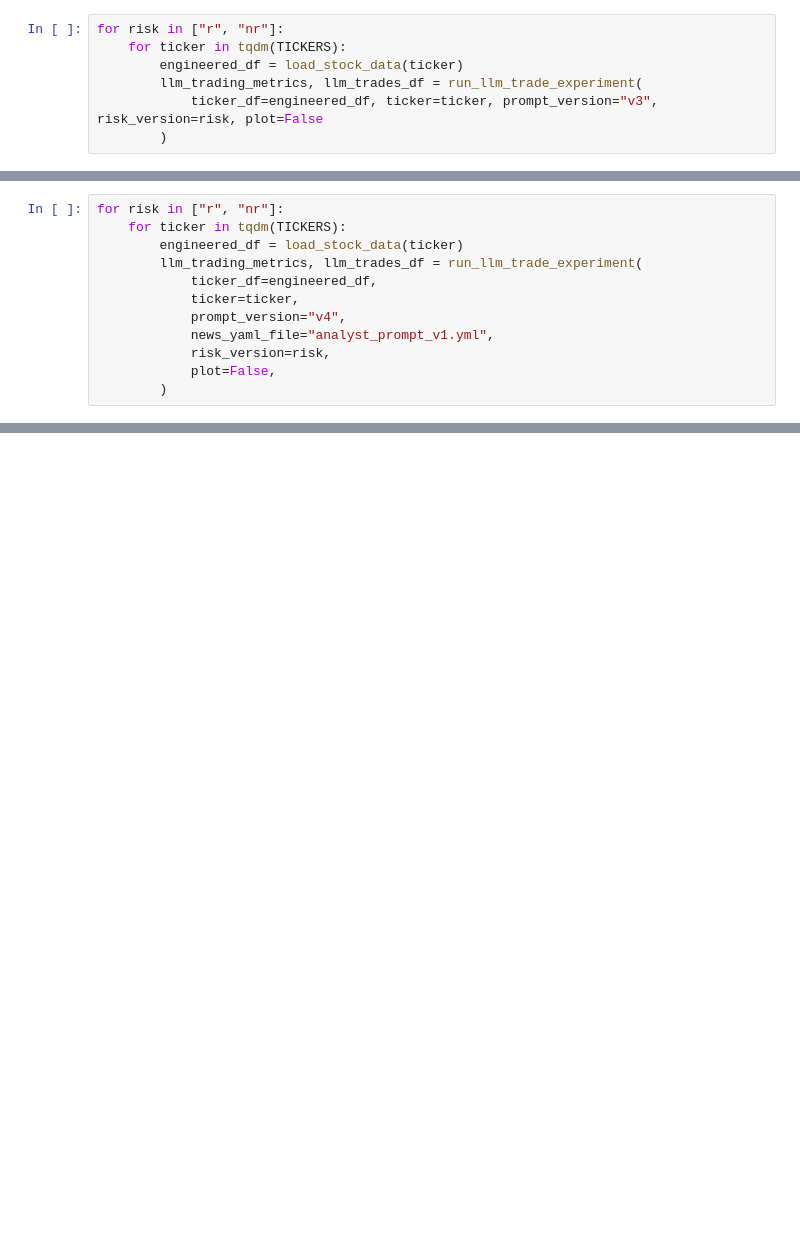
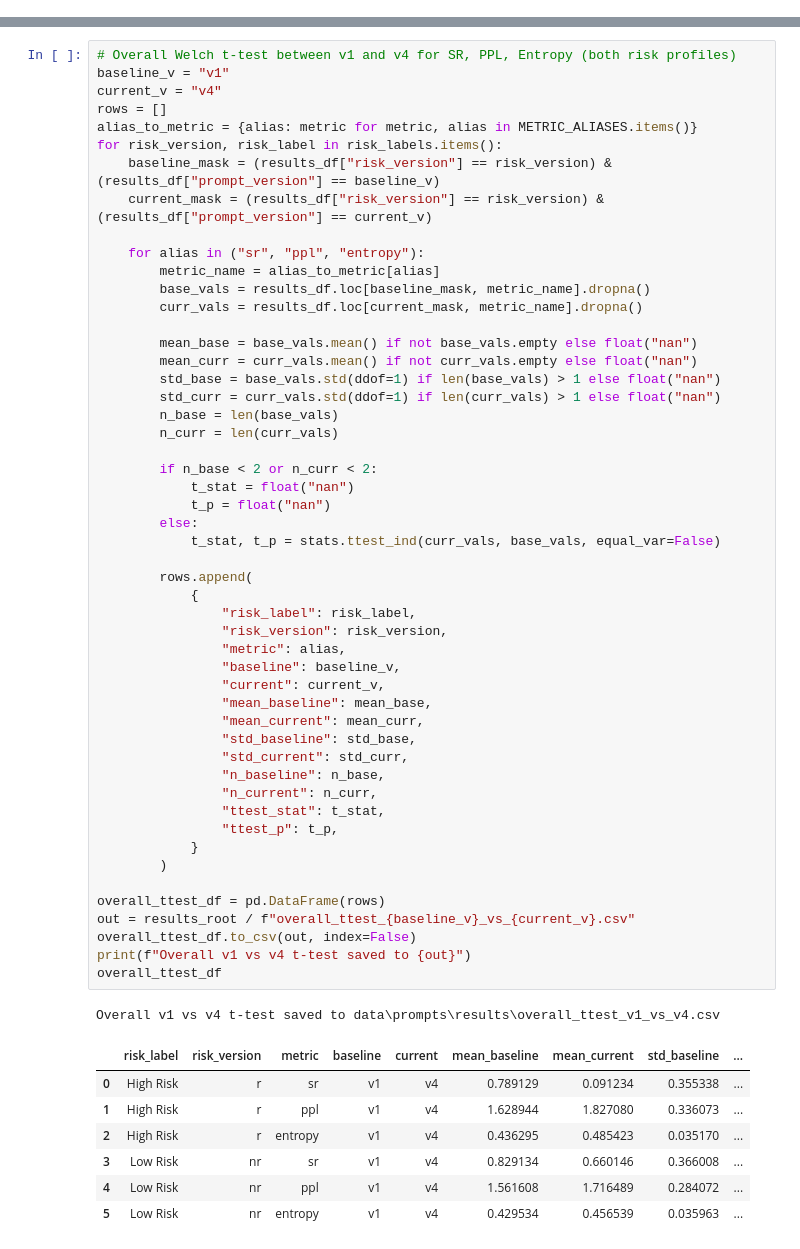
Before and after one commit to adamd1985/LLM-Guided-RL-in-Quant-Trading, a Jupyter notebook: EXPERIMENT1_LLM_Test_Strategies.ipynb, the cells around one changed output, grey strips where cells are left out. Cells and saved outputs as stored; diff of their text form; blank space fills up the shorter version.

Commit message:
feat: fixed exp1 NB to include statistical significance tests

```diff
--- a/EXPERIMENT1_LLM_Test_Strategies.ipynb
+++ b/EXPERIMENT1_LLM_Test_Strategies.ipynb
@@ -196,7 +0,0 @@ for risk in ["r", "nr"]:
-# %%
-for risk in ["r", "nr"]:
-    for ticker in tqdm(TICKERS):
-        engineered_df = load_stock_data(ticker)
-        llm_trading_metrics, llm_trades_df = run_llm_trade_experiment(
-            ticker_df=engineered_df, ticker=ticker, prompt_version="v3", risk_version=risk, plot=False
-        )
@@ -205,12 +0,0 @@ for risk in ["r", "nr"]:
-# %%
-for risk in ["r", "nr"]:
-    for ticker in tqdm(TICKERS):
-        engineered_df = load_stock_data(ticker)
-        llm_trading_metrics, llm_trades_df = run_llm_trade_experiment(
-            ticker_df=engineered_df,
-            ticker=ticker,
-            prompt_version="v4",
-            news_yaml_file="analyst_prompt_v1.yml",
-            risk_version=risk,
-            plot=False,
-        )
@@ -278,0 +603,60 @@ print(summary)
+# %%
+# Overall Welch t-test between v1 and v4 for SR, PPL, Entropy (both risk profiles)
+baseline_v = "v1"
+current_v = "v4"
+rows = []
+alias_to_metric = {alias: metric for metric, alias in METRIC_ALIASES.items()}
+for risk_version, risk_label in risk_labels.items():
+    baseline_mask = (results_df["risk_version"] == risk_version) & (results_df["prompt_version"] == baseline_v)
+    current_mask = (results_df["risk_version"] == risk_version) & (results_df["prompt_version"] == current_v)
+
+    for alias in ("sr", "ppl", "entropy"):
+        metric_name = alias_to_metric[alias]
+        base_vals = results_df.loc[baseline_mask, metric_name].dropna()
+        curr_vals = results_df.loc[current_mask, metric_name].dropna()
+
+        mean_base = base_vals.mean() if not base_vals.empty else float("nan")
+        mean_curr = curr_vals.mean() if not curr_vals.empty else float("nan")
+        std_base = base_vals.std(ddof=1) if len(base_vals) > 1 else float("nan")
+        std_curr = curr_vals.std(ddof=1) if len(curr_vals) > 1 else float("nan")
+        n_base = len(base_vals)
+        n_curr = len(curr_vals)
+
+        if n_base < 2 or n_curr < 2:
+            t_stat = float("nan")
+            t_p = float("nan")
+        else:
+            t_stat, t_p = stats.ttest_ind(curr_vals, base_vals, equal_var=False)
+
+        rows.append(
+            {
+                "risk_label": risk_label,
+                "risk_version": risk_version,
+                "metric": alias,
+                "baseline": baseline_v,
+                "current": current_v,
+                "mean_baseline": mean_base,
+                "mean_current": mean_curr,
+                "std_baseline": std_base,
+                "std_current": std_curr,
+                "n_baseline": n_base,
+                "n_current": n_curr,
+                "ttest_stat": t_stat,
+                "ttest_p": t_p,
+            }
+        )
+
+overall_ttest_df = pd.DataFrame(rows)
+out = results_root / f"overall_ttest_{baseline_v}_vs_{current_v}.csv"
+overall_ttest_df.to_csv(out, index=False)
+print(f"Overall v1 vs v4 t-test saved to {out}")
+overall_ttest_df
+# %% [output]
+Overall v1 vs v4 t-test saved to data\prompts\results\overall_ttest_v1_vs_v4.csv
+|  | risk_label | risk_version | metric | baseline | current | mean_baseline | mean_current | std_baseline | ... |
+| 0 | High Risk | r | sr | v1 | v4 | 0.789129 | 0.091234 | 0.355338 | ... |
+| 1 | High Risk | r | ppl | v1 | v4 | 1.628944 | 1.827080 | 0.336073 | ... |
+| 2 | High Risk | r | entropy | v1 | v4 | 0.436295 | 0.485423 | 0.035170 | ... |
+| 3 | Low Risk | nr | sr | v1 | v4 | 0.829134 | 0.660146 | 0.366008 | ... |
+| 4 | Low Risk | nr | ppl | v1 | v4 | 1.561608 | 1.716489 | 0.284072 | ... |
+| 5 | Low Risk | nr | entropy | v1 | v4 | 0.429534 | 0.456539 | 0.035963 | ... |
```
Also changed, not shown: parts of 44 cells of this notebook, 4 other files.
